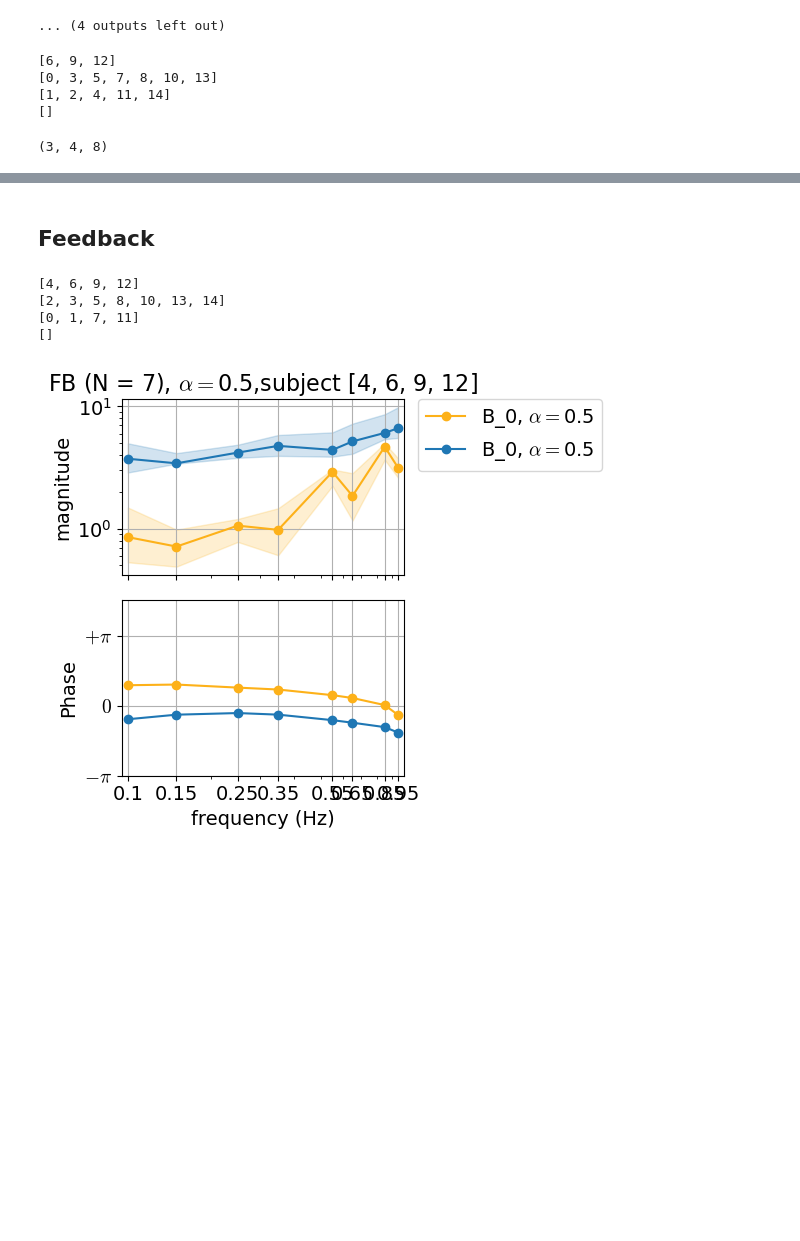
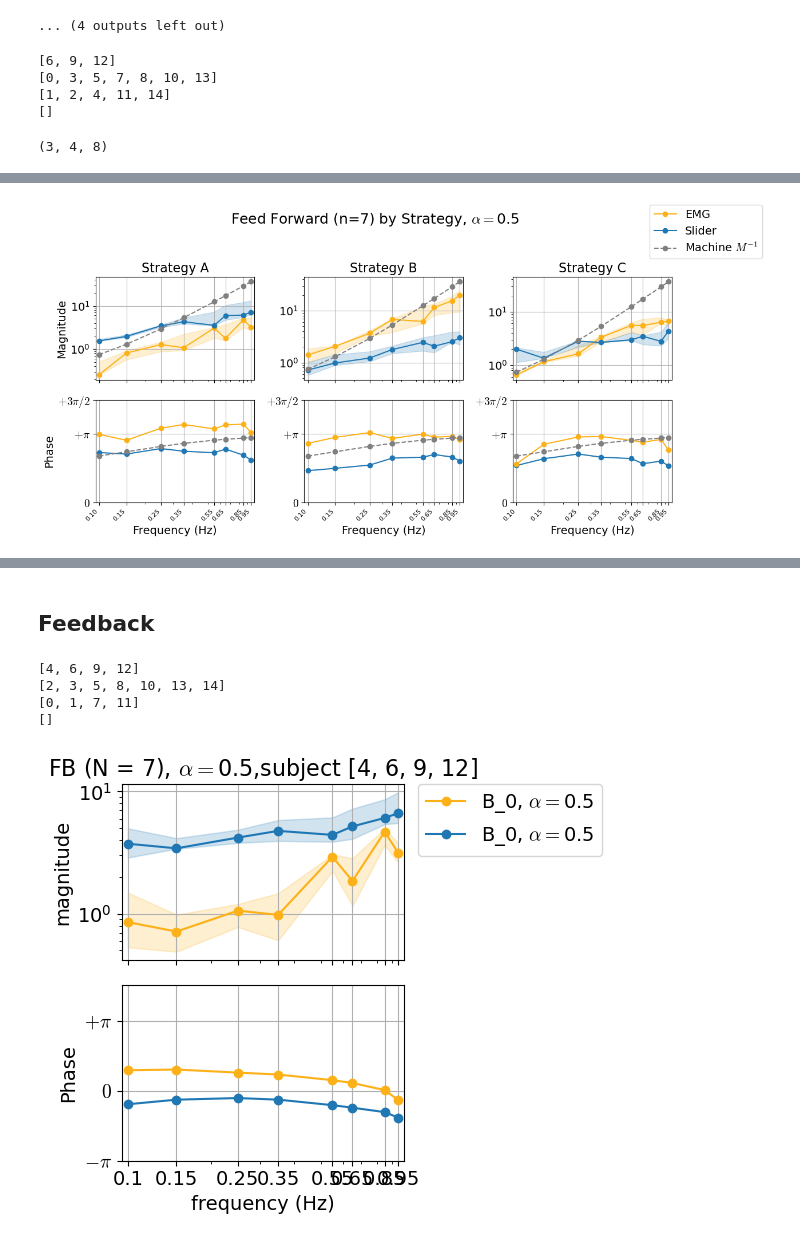
Before and after one commit to finley16/sensorimotor_fusion, a Jupyter notebook: analysis/Multimodal paper/20250501_EMBC_analysis.ipynb, the cells around one changed output, grey strips where cells are left out. Cells and saved outputs as stored; diff of their text form; code cells hidden in the pictures; blank space fills up the shorter version.

```diff
--- a/analysis/Multimodal paper/20250501_EMBC_analysis.ipynb
+++ b/analysis/Multimodal paper/20250501_EMBC_analysis.ipynb
@@ -556,0 +559,88 @@ print(F0[group_a,2,-4:,:].shape)
+# %%
+xticks = np.array([0.1, 0.15, 0.25, 0.35, 0.55, 0.65, 0.85, 0.95])
+xlim = (0.095, 1.0)
+ylimphase = (0, np.pi + 0.5 * (np.pi))
+yticksphase = [0., np.pi, 1.5 * (np.pi)]
+yticklabelsphase = [r'$0$', r'$+\pi$', r'$+3\pi/2$']
+
+group_a = [6, 9, 12]
+group_b = [0, 3, 5, 7, 8, 10, 13]
+group_c = [1, 2, 4, 11, 14]
+groups = [group_a, group_b, group_c]
+group_labels = ['A', 'B', 'C']
+cond = 2
+
+fig, axs = plt.subplots(2, 3, sharex=True, figsize=(12, 6))
+
+for i, group in enumerate(groups):
+    col = i  # Column index for this group
+
+    # ===== MAGNITUDE =====
+    # F0
+    F0_mean = np.mean(np.abs(F0[group, 2, -4:, :]), axis=1)
+    q25, q50, q75 = np.quantile(F0_mean, [0.25, 0.5, 0.75], axis=0)
+    axs[0, col].plot(freqs, q50, '-o', label='EMG', color=colors['GOLD'])
+    axs[0, col].fill_between(freqs, q25, q75, alpha=0.2, color=colors['GOLD'])
+
+    # F1
+    F1_mean = np.mean(np.abs(F1[group, 2, -4:, :]), axis=1)
+    q25, q50, q75 = np.quantile(F1_mean, [0.25, 0.5, 0.75], axis=0)
+    axs[0, col].plot(freqs, q50, '-o', label='Slider', color=colors['BLUE'])
+    axs[0, col].fill_between(freqs, q25, q75, alpha=0.2, color=colors['BLUE'])
+
+    # Machine
+    axs[0, col].plot(freqs, np.abs(1/M), '--o', color='grey', label=r'Machine $M^{-1}$')
+
+    axs[0, col].set_xscale('log')
+    axs[0, col].set_xlim(xlim)
+    axs[1, col].set_xticks(xticks)
+    axs[1, col].set_xticklabels([f"{x:.2f}" for x in xticks], rotation=45, ha='right', fontsize=8)
+
+    axs[0, col].set_yscale('log')
+    axs[0, col].grid(True, zorder=-1)
+
+    # Rotate x-axis ticks in the bottom row
+    for label in axs[1, col].get_xticklabels():
+        label.set_rotation(45)
+        label.set_horizontalalignment('right')
+    axs[0, col].set_yscale('log')
+    axs[0, col].set_title(f'Strategy {group_labels[i]}')
+    axs[0, col].grid(True, zorder=-1)
+
+    if col == 0:
+        axs[0, col].set_ylabel('Magnitude')
+
+    # ===== PHASE =====
+    # F1 phase
+    F_angle = np.angle(F1[group, 2, -4:, :])
+    z = np.mean(np.exp(1j * (F_angle - np.pi / 2)), axis=(0, 1))
+    mean_f1 = np.angle(z) + np.pi / 2
+    axs[1, col].plot(freqs, mean_f1, '-o', label='Slider Phase', color=colors['BLUE'])
+
+    # F0 phase
+    F_angle = np.angle(F0[group, 2, :4, :])
+    z = np.mean(np.exp(1j * (F_angle - np.pi / 2)), axis=(0, 1))
+    mean_f0 = np.angle(z) + np.pi / 2
+    axs[1, col].plot(freqs, mean_f0, '-o', label='EMG Phase', color=colors['GOLD'])
+
+    # Machine
+    axs[1, col].plot(freqs, np.angle(1/M), '--o', color='grey', label=r'Machine $M^{-1}$')
+
+    axs[1, col].set_ylim(ylimphase)
+    axs[1, col].set_yticks(yticksphase)
+    axs[1, col].set_yticklabels(yticklabelsphase)
+    axs[1, col].set_xlabel('Frequency (Hz)')
+    axs[1, col].grid(True, zorder=-1)
+
+    if col == 0:
+        axs[1, col].set_ylabel('Phase')
+
+# Add one legend (shared) outside the right side
+handles, labels = axs[0, 0].get_legend_handles_labels()
+fig.legend(handles, labels, bbox_to_anchor=(.9, 1), loc='upper left', borderaxespad=0.)
+
+fig.suptitle(r'Feed Forward (n=7) by Strategy, $\alpha = $' + conditions[cond], fontsize=18)
+plt.tight_layout(rect=[0, 0, 0.95, 0.95])
+plt.show()
+# %% [output]
+[figure, added]
```
Also changed, not shown: parts of 8 cells of this notebook.
